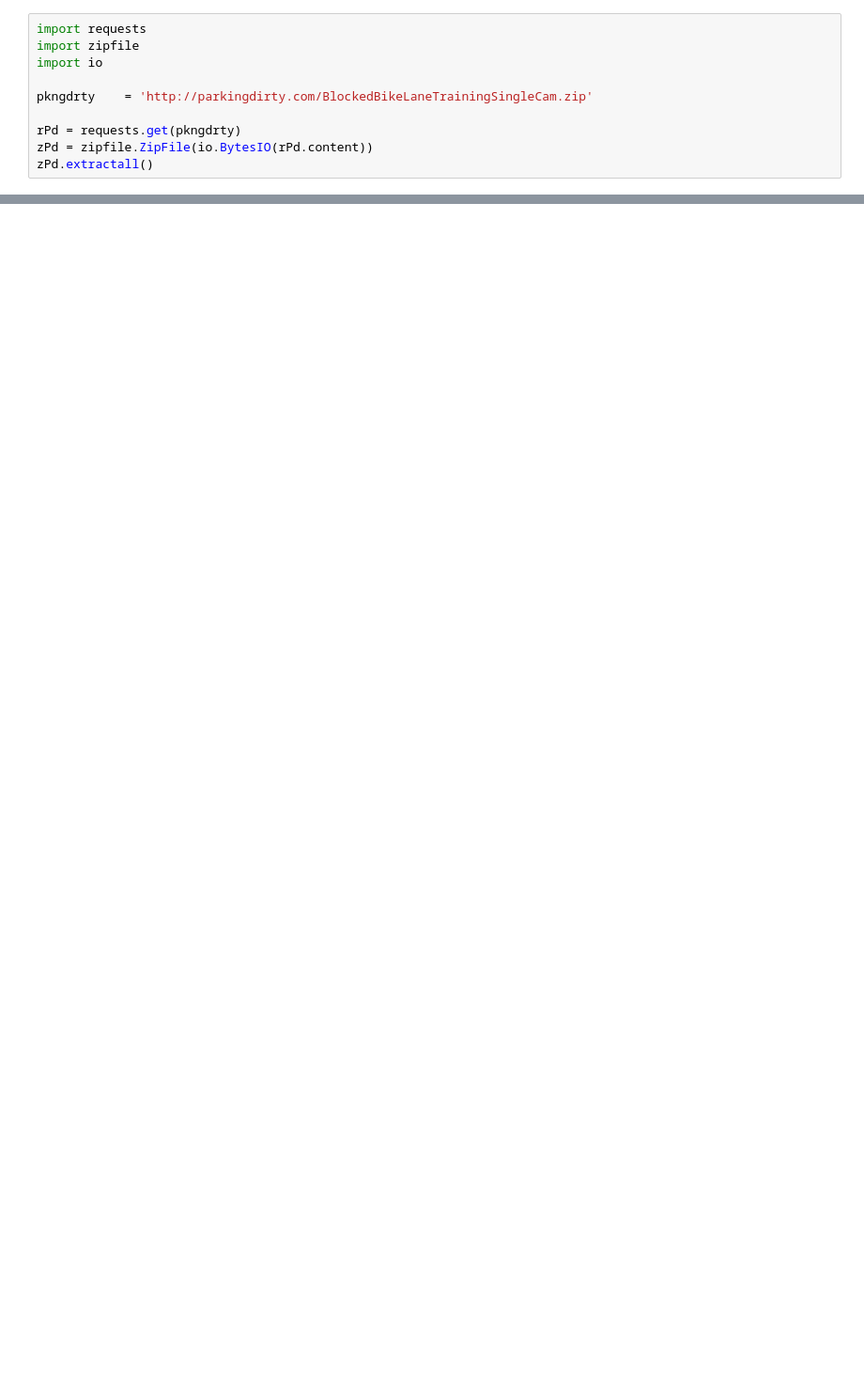
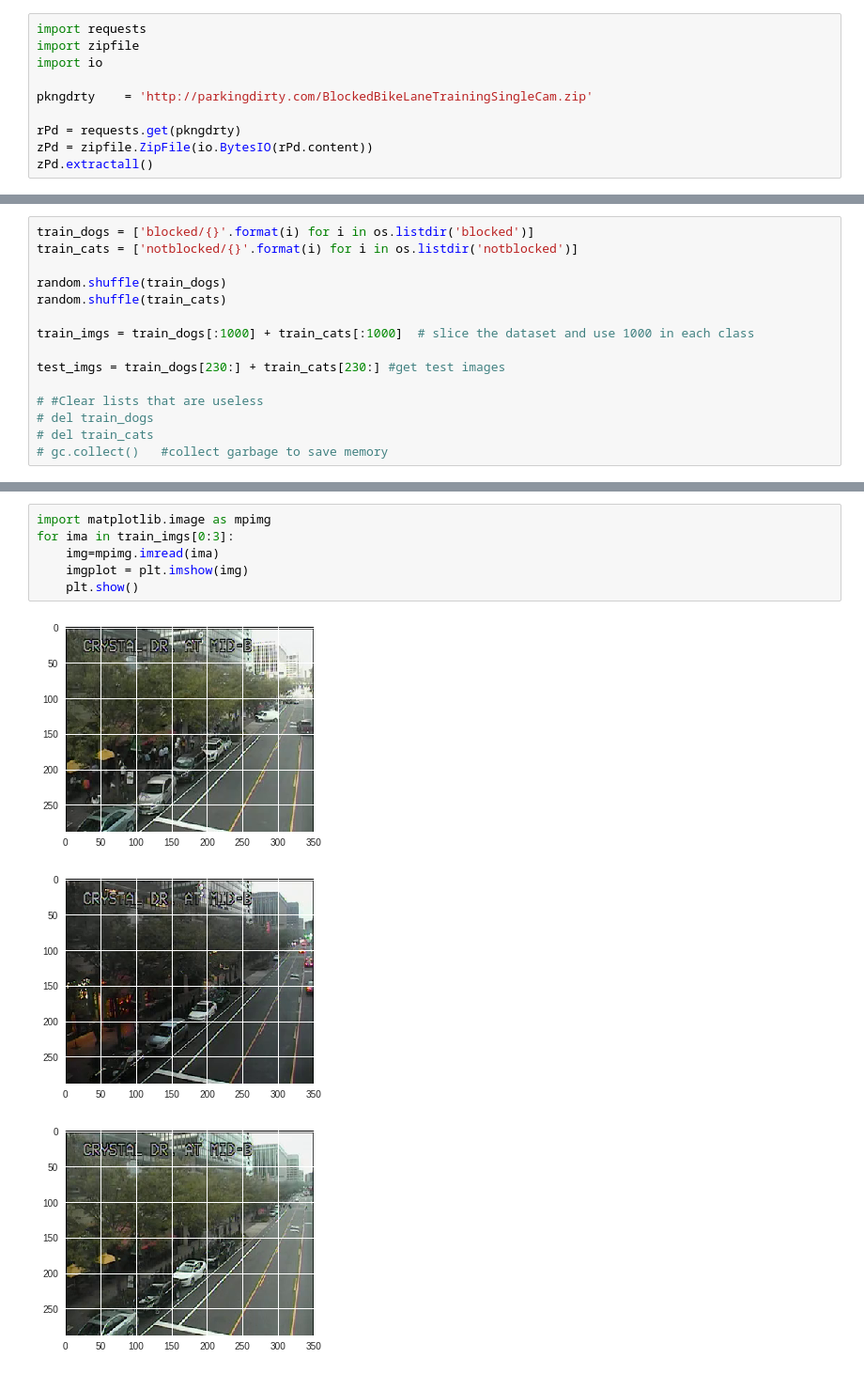
Before and after one commit to bfraiche/parkingdirty, a Jupyter notebook: parking_dirty.ipynb, the cells around one changed output, grey strips where cells are left out. Shown at 94% size. Saved outputs shown, nothing was run; the diff lists cells and outputs as text; blank space fills up the shorter version.

```diff
--- a/parking_dirty.ipynb
+++ b/parking_dirty.ipynb
@@ -45,0 +42,15 @@ globals()
+# %%
+train_dogs = ['blocked/{}'.format(i) for i in os.listdir('blocked')]
+train_cats = ['notblocked/{}'.format(i) for i in os.listdir('notblocked')]
+
+random.shuffle(train_dogs)
+random.shuffle(train_cats)
+
+train_imgs = train_dogs[:1000] + train_cats[:1000]  # slice the dataset and use 1000 in each class
+
+test_imgs = train_dogs[230:] + train_cats[230:] #get test images
+
+# #Clear lists that are useless
+# del train_dogs
+# del train_cats
+# gc.collect()   #collect garbage to save memory
@@ -45,0 +70,10 @@ globals()
+# %%
+import matplotlib.image as mpimg
+for ima in train_imgs[0:3]:
+    img=mpimg.imread(ima)
+    imgplot = plt.imshow(img)
+    plt.show()
+# %% [output]
+[figure, added]
+[figure, added]
+[figure, added]
```
Also changed, not shown: parts of 26 cells of this notebook.
